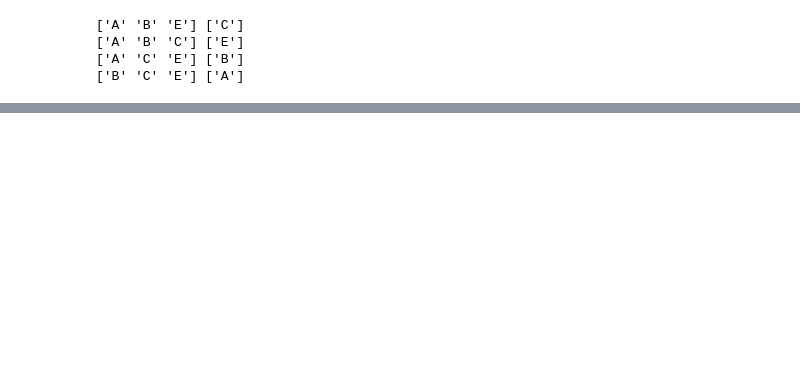
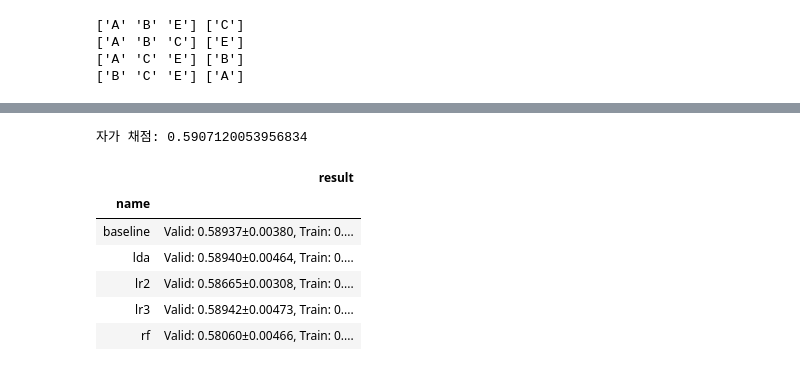
Before and after one commit to sunkusun9/DS_lv3_2411, a Jupyter notebook: sec_ds_lv3_prob1_kaggle.ipynb, the cells around one changed output, grey strips where cells are left out. Saved outputs shown, nothing was run; the diff lists cells and outputs as text; code cells hidden in the pictures; blank space fills up the shorter version.

```diff
--- a/sec_ds_lv3_prob1_kaggle.ipynb
+++ b/sec_ds_lv3_prob1_kaggle.ipynb
@@ -187,0 +402,25 @@ cross_validate(
+# %%
+prd = select_model(clf_lda)
+print("자가 채점: {}".format(roc_auc_score(s_ans, prd)))
+# %% [output]
+자가 채점: 0.5907120053956834
+# %%
+# RF: RandomForestClassifier: {'max_depth': 7, 'min_samples_split': 512, 'n_estimators': 15} 에서 튜닝
+
+from sklearn.ensemble import RandomForestClassifier
+ct = ColumnTransformer([
+    ('pt', 'passthrough', ['loading', 'na_1', 'na_2'] + ['measurement_{}'.format(i) for i in range(18)])
+])
+# TODO-with 파라메터 튜닝: max_features
+clf_rf = make_pipeline(ct, RandomForestClassifier(
+    n_estimators=100, max_depth=6, min_samples_split=512, random_state=123
+))
+eval_model('rf', clf_rf)
+# %% [output]
+|  | result |
+| name |  |
+| baseline | Valid: 0.58937±0.00380, Train: 0.... |
+| lda | Valid: 0.58940±0.00464, Train: 0.... |
+| lr2 | Valid: 0.58665±0.00308, Train: 0.... |
+| lr3 | Valid: 0.58942±0.00473, Train: 0.... |
+| rf | Valid: 0.58060±0.00466, Train: 0.... |
```
Also changed, not shown: parts of 32 cells of this notebook.
